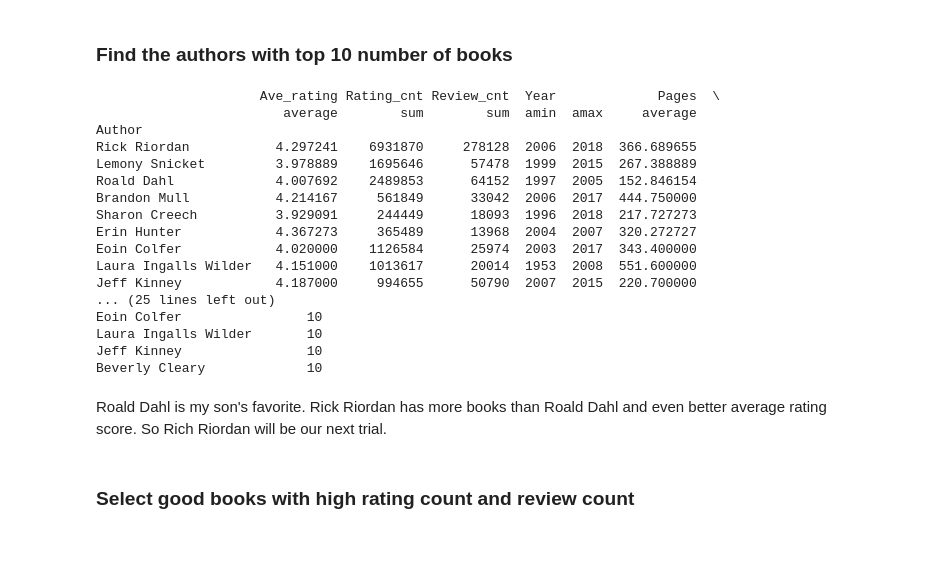
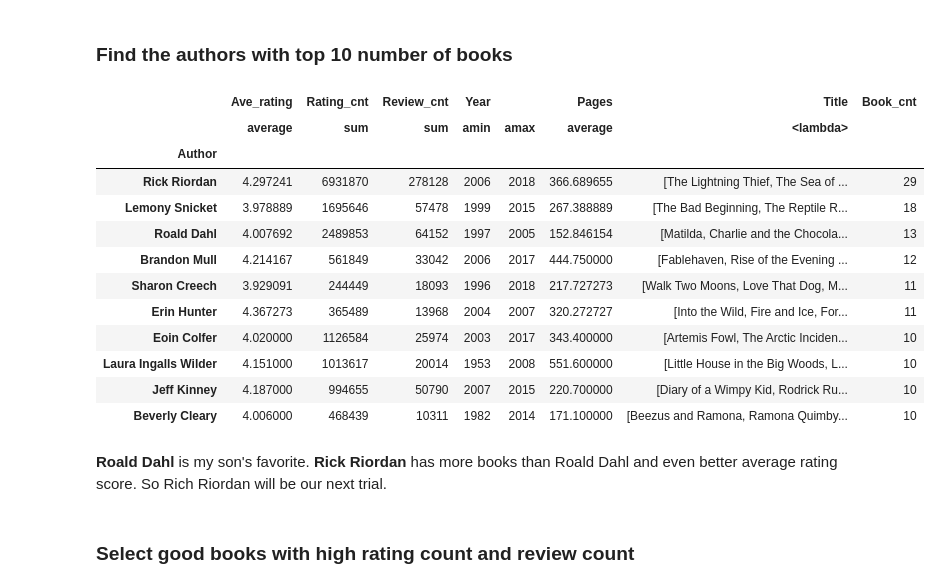
Before and after one commit to haolin-ds/GoodReadsBooksAnalysis, a Jupyter notebook: middle_grade_books_analysis.ipynb, the cells around one changed output. Cells and saved outputs as stored; diff of their text form; code cells hidden in the pictures; blank space fills up the shorter version.

```diff
--- a/middle_grade_books_analysis.ipynb
+++ b/middle_grade_books_analysis.ipynb
@@ -371,34 +389,30 @@ Variance score: 0.75
 # %%
 #Group books_df by "Author"
 df = books_df.groupby("Author")
 book_num_col = df["Author"].size().to_frame(name="Book_cnt")
 
 df_new = df.agg({'Ave_rating': np.average, 'Rating_cnt':np.sum, 'Review_cnt' : np.sum,
                  'Year': [np.min, np.max], 'Pages': np.average, 'Title' : lambda x : list(x)})
 #Add a new column book count and sort by it descendingly
 df_new["Book_cnt"] = book_num_col
 df_new = df_new.sort_values(by=["Book_cnt"], ascending=False)
-print(df_new.head(10))
+df_new.head(10)
 # %% [output]
-                     Ave_rating Rating_cnt Review_cnt  Year             Pages  \
-                        average        sum        sum  amin  amax     average
-Author
-Rick Riordan           4.297241    6931870     278128  2006  2018  366.689655
-Lemony Snicket         3.978889    1695646      57478  1999  2015  267.388889
-Roald Dahl             4.007692    2489853      64152  1997  2005  152.846154
-Brandon Mull           4.214167     561849      33042  2006  2017  444.750000
-Sharon Creech          3.929091     244449      18093  1996  2018  217.727273
-Erin Hunter            4.367273     365489      13968  2004  2007  320.272727
-Eoin Colfer            4.020000    1126584      25974  2003  2017  343.400000
-Laura Ingalls Wilder   4.151000    1013617      20014  1953  2008  551.600000
-Jeff Kinney            4.187000     994655      50790  2007  2015  220.700000
-... (25 lines left out)
-Eoin Colfer                10
-Laura Ingalls Wilder       10
-Jeff Kinney                10
-Beverly Cleary             10
+|  | Ave_rating | Rating_cnt | Review_cnt | Year |  | Pages | Title | Book_cnt |
+|  | average | sum | sum | amin | amax | average | <lambda> |  |
+| Author |  |  |  |  |  |  |  |  |
+| Rick Riordan | 4.297241 | 6931870 | 278128 | 2006 | 2018 | 366.689655 | [The Lightning Thief, The Sea of ... | 29 |
+| Lemony Snicket | 3.978889 | 1695646 | 57478 | 1999 | 2015 | 267.388889 | [The Bad Beginning, The Reptile R... | 18 |
+| Roald Dahl | 4.007692 | 2489853 | 64152 | 1997 | 2005 | 152.846154 | [Matilda, Charlie and the Chocola... | 13 |
+| Brandon Mull | 4.214167 | 561849 | 33042 | 2006 | 2017 | 444.750000 | [Fablehaven, Rise of the Evening ... | 12 |
+| Sharon Creech | 3.929091 | 244449 | 18093 | 1996 | 2018 | 217.727273 | [Walk Two Moons, Love That Dog, M... | 11 |
+| Erin Hunter | 4.367273 | 365489 | 13968 | 2004 | 2007 | 320.272727 | [Into the Wild, Fire and Ice, For... | 11 |
+| Eoin Colfer | 4.020000 | 1126584 | 25974 | 2003 | 2017 | 343.400000 | [Artemis Fowl, The Arctic Inciden... | 10 |
+| Laura Ingalls Wilder | 4.151000 | 1013617 | 20014 | 1953 | 2008 | 551.600000 | [Little House in the Big Woods, L... | 10 |
+| Jeff Kinney | 4.187000 | 994655 | 50790 | 2007 | 2015 | 220.700000 | [Diary of a Wimpy Kid, Rodrick Ru... | 10 |
+| Beverly Cleary | 4.006000 | 468439 | 10311 | 1982 | 2014 | 171.100000 | [Beezus and Ramona, Ramona Quimby... | 10 |
 # %% [markdown]
-Roald Dahl is my son's favorite. Rick Riordan has more books than Roald Dahl and even better average rating score. So Rich Riordan will be our next trial.
+**Roald Dahl** is my son's favorite. **Rick Riordan** has more books than Roald Dahl and even better average rating score. So Rich Riordan will be our next trial.
 # %% [markdown]
 ### Select good books with high rating count and review count
 # %%
```
Also changed, not shown: parts of 9 cells of this notebook, 2 other files.
